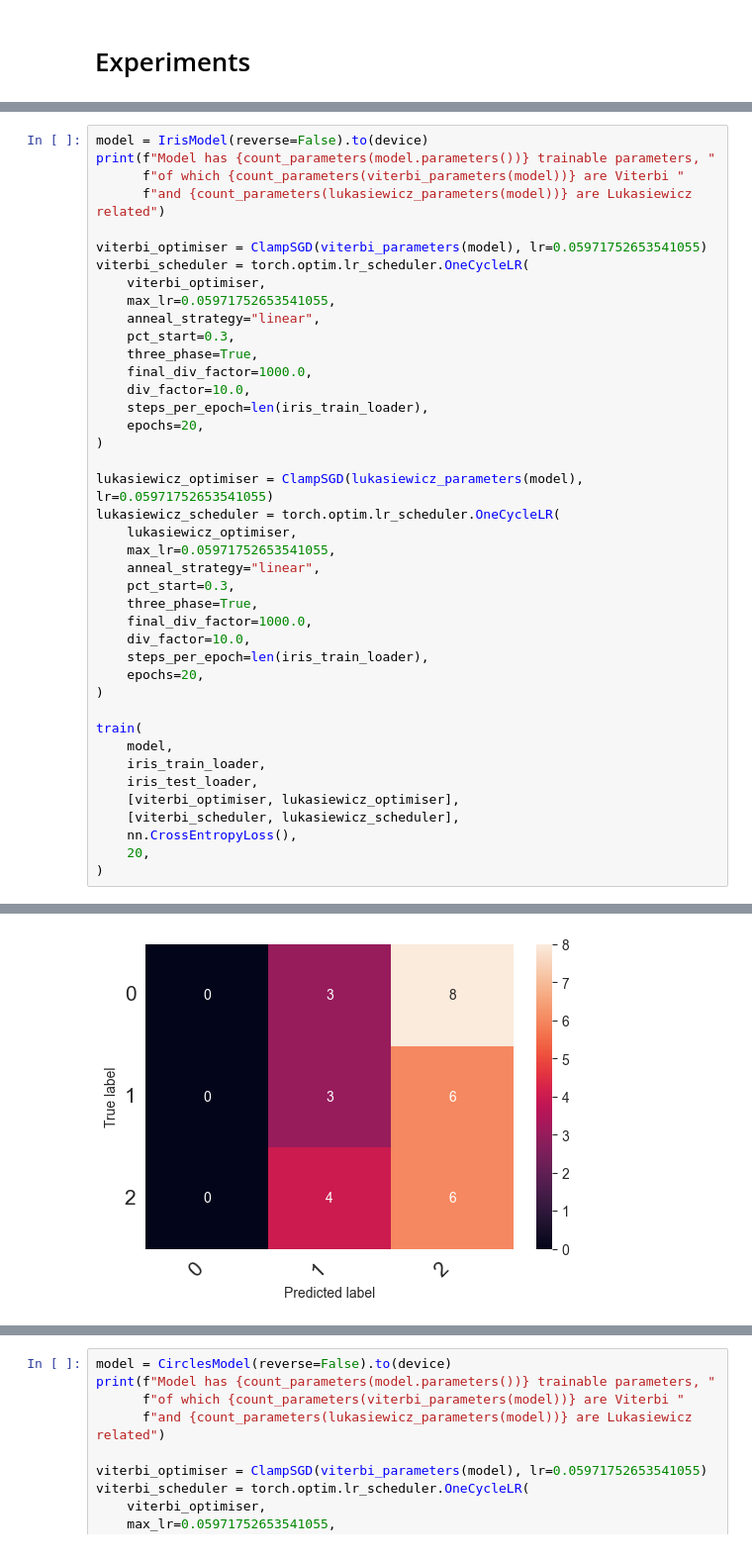
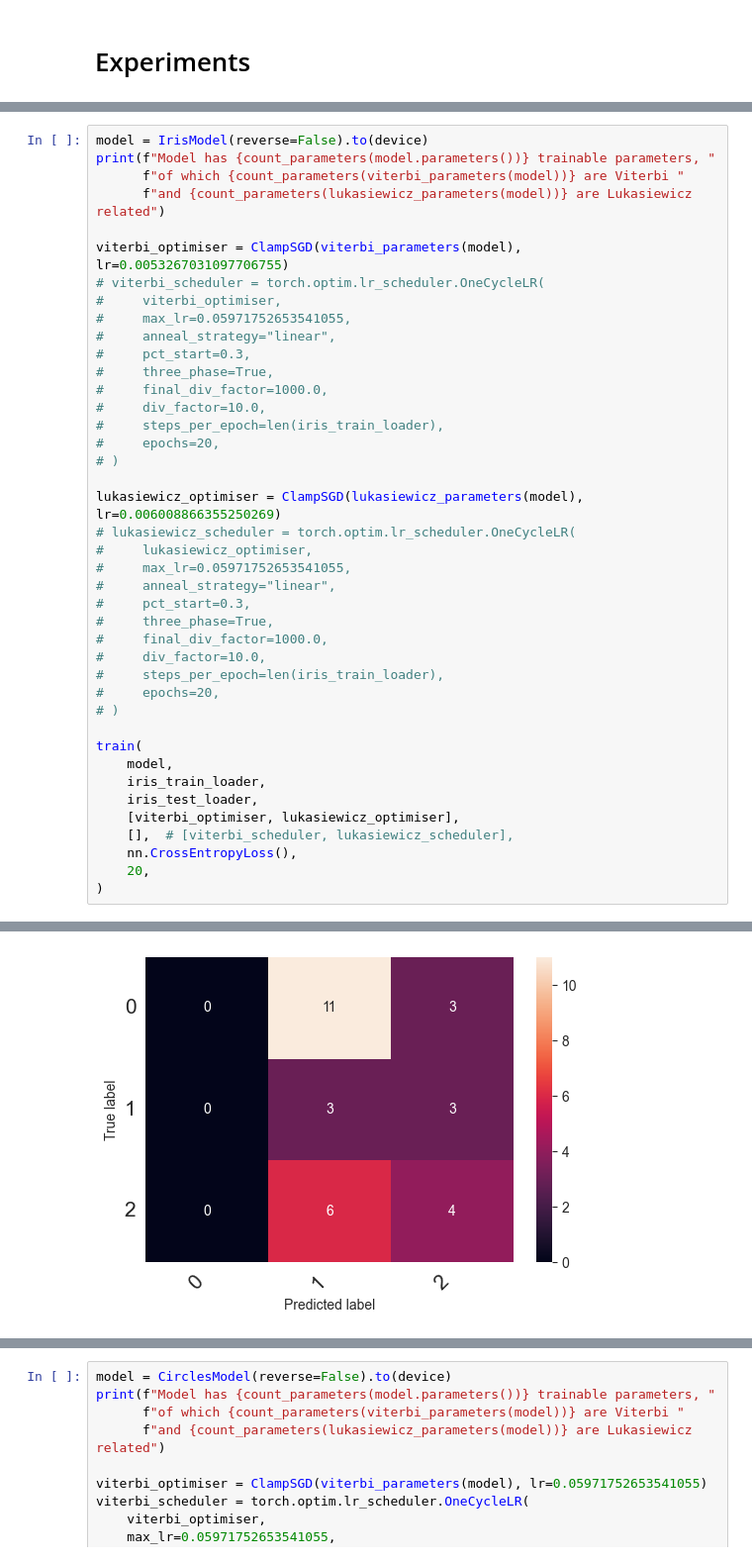
Before and after one commit to bmnsmets/semitorch, a Jupyter notebook: experiments/Master thesis/fullyconnected_01.ipynb, the cells around one changed output, grey strips where cells are left out. Shown at 99% size. Cells and saved outputs as stored; diff of their text form.

```diff
--- a/experiments/Master thesis/fullyconnected_01.ipynb
+++ b/experiments/Master thesis/fullyconnected_01.ipynb
@@ -726,38 +762,38 @@ print(f"Model has {count_parameters(model.parameters())} trainable parameters, "
       f"of which {count_parameters(viterbi_parameters(model))} are Viterbi "
       f"and {count_parameters(lukasiewicz_parameters(model))} are Lukasiewicz related")
 
-viterbi_optimiser = ClampSGD(viterbi_parameters(model), lr=0.05971752653541055)
-viterbi_scheduler = torch.optim.lr_scheduler.OneCycleLR(
-    viterbi_optimiser,
-    max_lr=0.05971752653541055,
-    anneal_strategy="linear",
-    pct_start=0.3,
-    three_phase=True,
-    final_div_factor=1000.0,
-    div_factor=10.0,
-    steps_per_epoch=len(iris_train_loader),
-    epochs=20,
-)
+viterbi_optimiser = ClampSGD(viterbi_parameters(model), lr=0.0053267031097706755)
+# viterbi_scheduler = torch.optim.lr_scheduler.OneCycleLR(
+#     viterbi_optimiser,
+#     max_lr=0.05971752653541055,
+#     anneal_strategy="linear",
+#     pct_start=0.3,
+#     three_phase=True,
+#     final_div_factor=1000.0,
+#     div_factor=10.0,
+#     steps_per_epoch=len(iris_train_loader),
+#     epochs=20,
+# )
 
-lukasiewicz_optimiser = ClampSGD(lukasiewicz_parameters(model), lr=0.05971752653541055)
-lukasiewicz_scheduler = torch.optim.lr_scheduler.OneCycleLR(
-    lukasiewicz_optimiser,
-    max_lr=0.05971752653541055,
-    anneal_strategy="linear",
-    pct_start=0.3,
-    three_phase=True,
-    final_div_factor=1000.0,
-    div_factor=10.0,
-    steps_per_epoch=len(iris_train_loader),
-    epochs=20,
-)
+lukasiewicz_optimiser = ClampSGD(lukasiewicz_parameters(model), lr=0.006008866355250269)
+# lukasiewicz_scheduler = torch.optim.lr_scheduler.OneCycleLR(
+#     lukasiewicz_optimiser,
+#     max_lr=0.05971752653541055,
+#     anneal_strategy="linear",
+#     pct_start=0.3,
+#     three_phase=True,
+#     final_div_factor=1000.0,
+#     div_factor=10.0,
+#     steps_per_epoch=len(iris_train_loader),
+#     epochs=20,
+# )
 
 train(
     model,
     iris_train_loader,
     iris_test_loader,
     [viterbi_optimiser, lukasiewicz_optimiser],
-    [viterbi_scheduler, lukasiewicz_scheduler],
+    [],  # [viterbi_scheduler, lukasiewicz_scheduler],
     nn.CrossEntropyLoss(),
     20,
 )
@@ -768 +804 @@ Model has 400 trainable parameters, of which 128 are Viterbi and 272 are Lukasie
-[figure, old version]
+[figure, new version]
```
Also changed, not shown: parts of 7 cells of this notebook.
